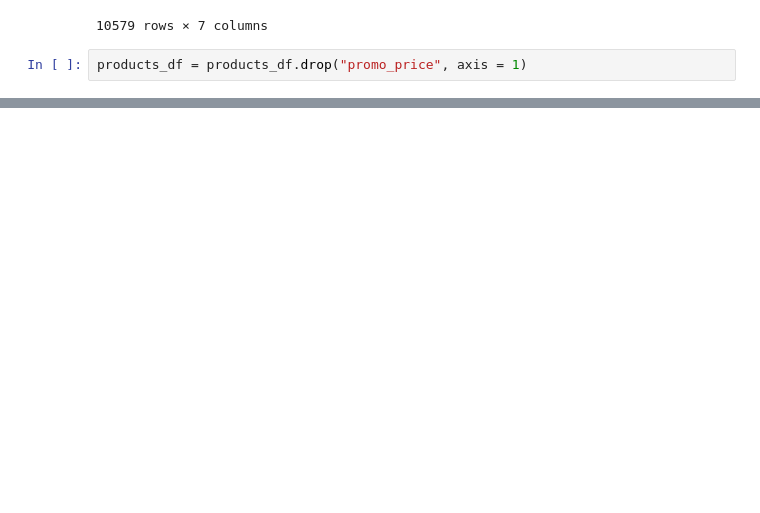
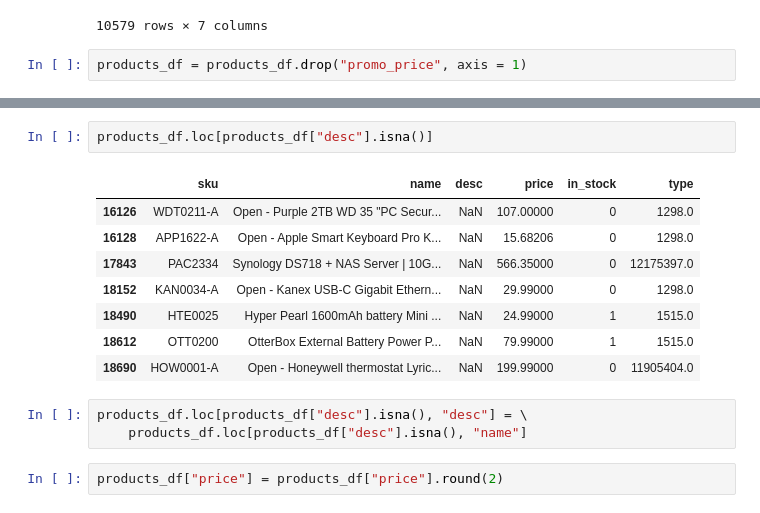
Before and after one commit to martinabt-dev/eniacproject2, a Jupyter notebook: products.ipynb, the cells around one changed output, grey strips where cells are left out. Cells and saved outputs as stored; diff of their text form; blank space fills up the shorter version.

```diff
--- a/products.ipynb
+++ b/products.ipynb
@@ -107,0 +124,16 @@ products_df.to_csv("data/processed/products.csv", index = False)
+# %%
+products_df.loc[products_df["desc"].isna()]
+# %% [output]
+|  | sku | name | desc | price | in_stock | type |
+| 16126 | WDT0211-A | Open - Purple 2TB WD 35 "PC Secur... | NaN | 107.00000 | 0 | 1298.0 |
+| 16128 | APP1622-A | Open - Apple Smart Keyboard Pro K... | NaN | 15.68206 | 0 | 1298.0 |
+| 17843 | PAC2334 | Synology DS718 + NAS Server | 10G... | NaN | 566.35000 | 0 | 12175397.0 |
+| 18152 | KAN0034-A | Open - Kanex USB-C Gigabit Ethern... | NaN | 29.99000 | 0 | 1298.0 |
+| 18490 | HTE0025 | Hyper Pearl 1600mAh battery Mini ... | NaN | 24.99000 | 1 | 1515.0 |
+| 18612 | OTT0200 | OtterBox External Battery Power P... | NaN | 79.99000 | 1 | 1515.0 |
+| 18690 | HOW0001-A | Open - Honeywell thermostat Lyric... | NaN | 199.99000 | 0 | 11905404.0 |
+# %%
+products_df.loc[products_df["desc"].isna(), "desc"] = \
+    products_df.loc[products_df["desc"].isna(), "name"]
+# %%
+products_df["price"] = products_df["price"].round(2)
```
Also changed, not shown: parts of 5 cells of this notebook.
